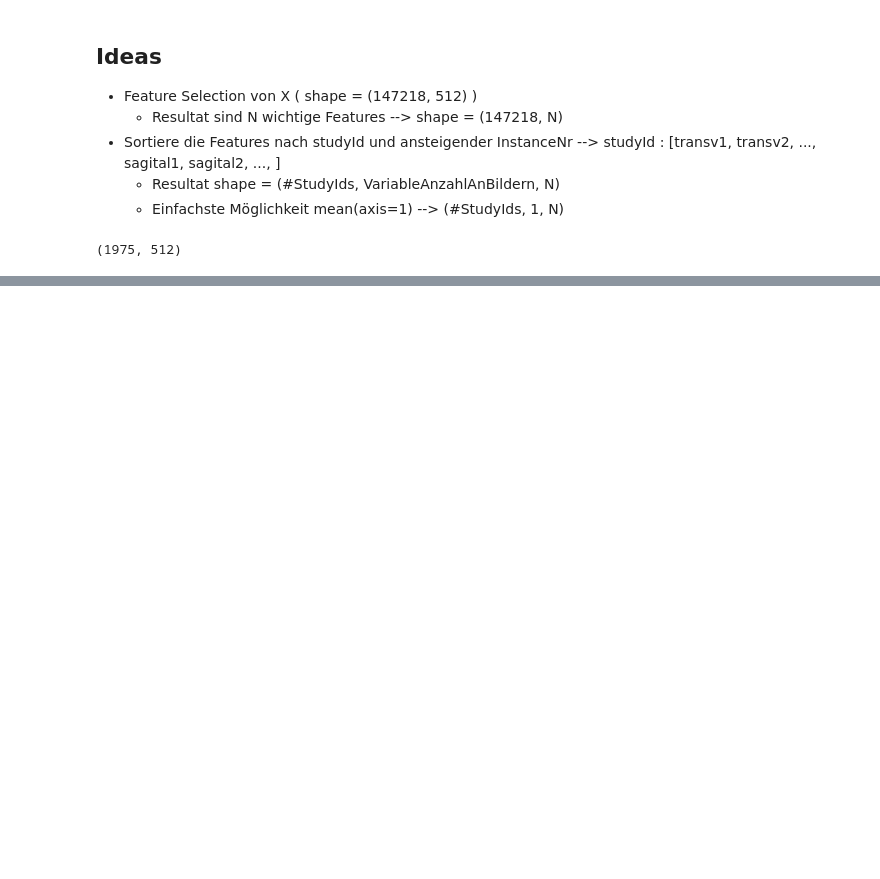
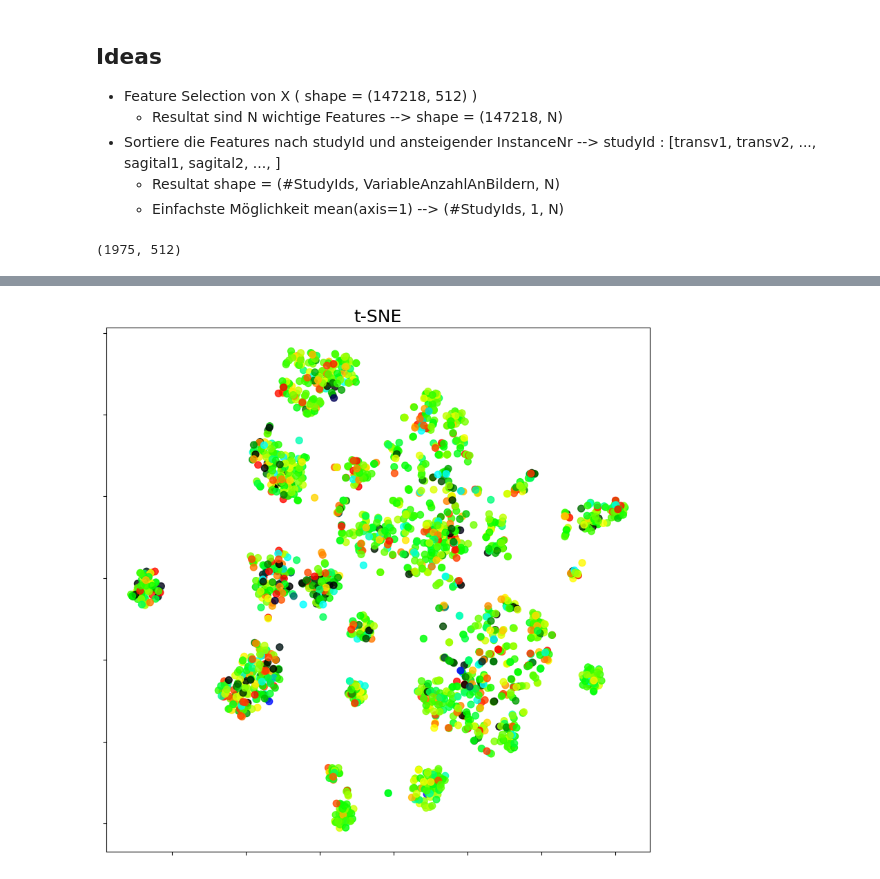
Before and after one commit to m5k5/RSNA2024, a Jupyter notebook: basicClassifier.ipynb, the cells around one changed output, grey strips where cells are left out. Drawn from its saved outputs; the diff is of its cells as text; code cells hidden in the pictures; blank space fills up the shorter version.

```diff
--- a/basicClassifier.ipynb
+++ b/basicClassifier.ipynb
@@ -180,0 +169,7 @@ Mean F1 across all labels: 0.77
+# %%
+from sklearn.manifold import TSNE
+
+tsneX, tsneY = np.array(mergedData), np.array(mergedLabels)
+
+X_embedded = TSNE(n_components=2, perplexity=20).fit_transform(tsneX)
+X_embedded.shape
@@ -180,0 +198,40 @@ Mean F1 across all labels: 0.77
+# %%
+import matplotlib.pyplot as plt
+from matplotlib.colors import rgb_to_hsv, hsv_to_rgb
+
+num_colors = 25
+cmap = plt.get_cmap('rainbow')
+colors = np.array([cmap(i) for i in np.linspace(0, 1, num_colors)])
+
+
+def addColors(colorList):
+    # Convert the RGB colors to HSV
+    hsvColors = [rgb_to_hsv(color[:3]) for color in colorList]
+    hues = [hsv[0] for hsv in hsvColors]
+    mean_hue = np.mean(hues)
+    # Use the mean hue to create a new HSV color with full saturation and brightness
+    mean_hsv = (mean_hue, 1.0, 1.0)
+    mean_rgb = hsv_to_rgb(mean_hsv)
+    return mean_rgb
+
+colorArr=[]
+for y in tsneY:
+    # print(addColors(colors[y]))
+    activeLabels = np.argwhere(y>0).flatten()
+    # print(activeLabels.flatten())
+    # print(colors[activeLabels])
+    colorArr.append(addColors(colors[activeLabels]))
+    # break
+# %%
+
+from matplotlib import ticker
+
+fig, ax = plt.subplots(figsize=(8, 8), facecolor="white", constrained_layout=True)
+x, y = X_embedded.T
+plt.title("t-SNE", fontdict={"fontsize":18})
+ax.scatter(x, y, c=colorArr, s=50, alpha=0.8)
+ax.xaxis.set_major_formatter(ticker.NullFormatter())
+ax.yaxis.set_major_formatter(ticker.NullFormatter())
+plt.show()
+# %% [output]
+[figure, added]
```
Also changed, not shown: parts of 6 cells of this notebook, 5 other files.
